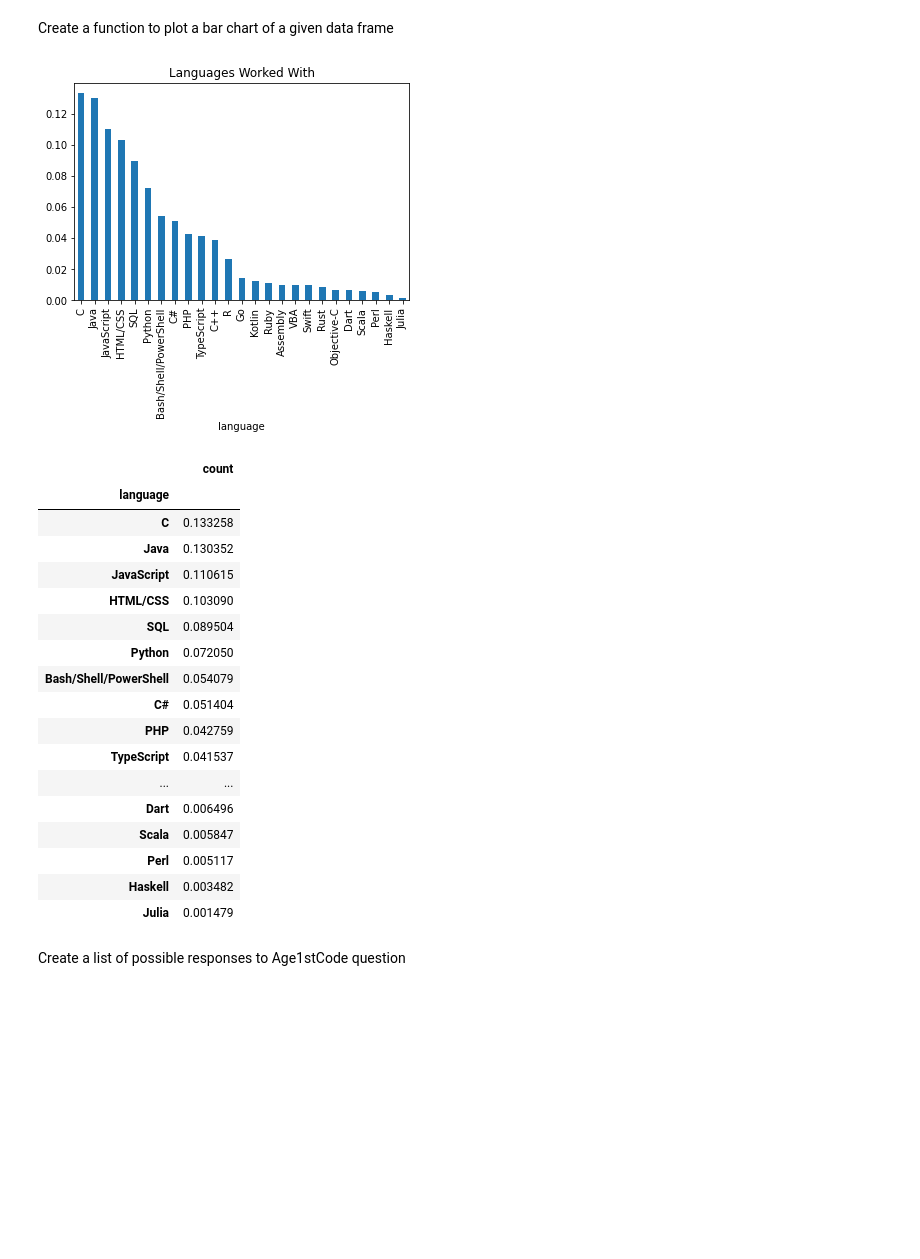
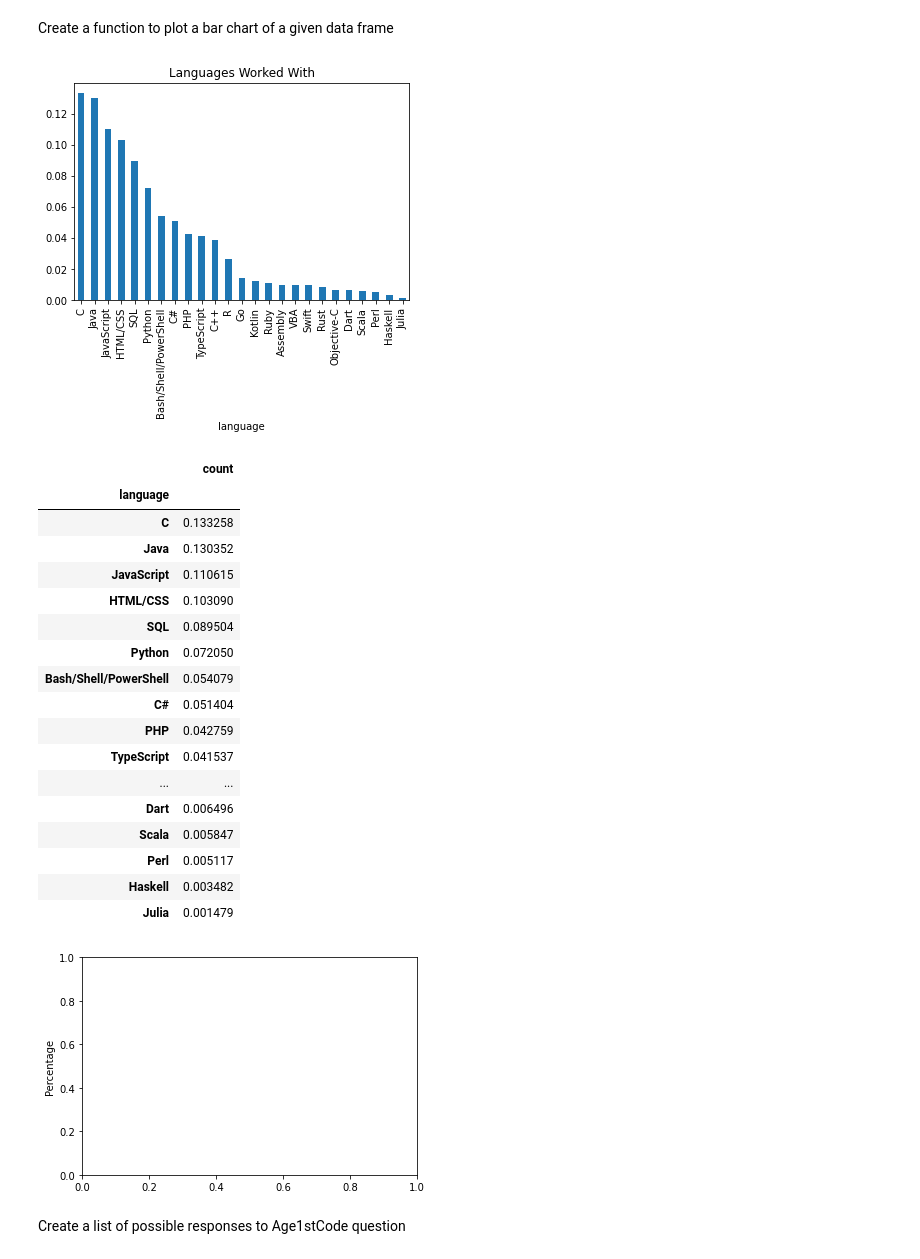
Before and after one commit to jadefreese/pj1-stackoverflow, a Jupyter notebook: 2020_languages.ipynb, the cells around one changed output. Saved outputs shown, nothing was run; the diff lists cells and outputs as text; code cells hidden in the pictures; blank space fills up the shorter version.

```diff
--- a/2020_languages.ipynb
+++ b/2020_languages.ipynb
@@ -54,7 +42,7 @@ Create data frame of languages used sorted by total count
 # %%
 lang = df['LanguageWorkedWith'].value_counts().reset_index()
 lang.rename(columns={'index':'language','LanguageWorkedWith':'count'}, inplace = True)
-lang_df = total_count(lang,'language','count',lang_used)
+lang_df = gf.total_count(lang,'language','count',lang_used)
 lang_df
 # %% [output]
 |  | language | count |
@@ -88,25 +67,26 @@ def plotting(df,title='Title',plot=True):
 # %%
-plotting(lang_df,'Languages Worked With',plot=True)
+gf.bar_plotting(lang_df,'Languages Worked With',plot=True)
 # %% [output]
 [figure]
 |  | count |
 | language |  |
 | C | 0.133258 |
 | Java | 0.130352 |
 | JavaScript | 0.110615 |
 | HTML/CSS | 0.103090 |
 | SQL | 0.089504 |
 | Python | 0.072050 |
 | Bash/Shell/PowerShell | 0.054079 |
 | C# | 0.051404 |
 | PHP | 0.042759 |
 | TypeScript | 0.041537 |
 | ... | ... |
 | Dart | 0.006496 |
 | Scala | 0.005847 |
 | Perl | 0.005117 |
 | Haskell | 0.003482 |
 | Julia | 0.001479 |
+[figure, added]
 # %% [markdown]
 Create a list of possible responses to Age1stCode question
 # %%
```
Also changed, not shown: parts of 10 cells of this notebook, 1 other file.
